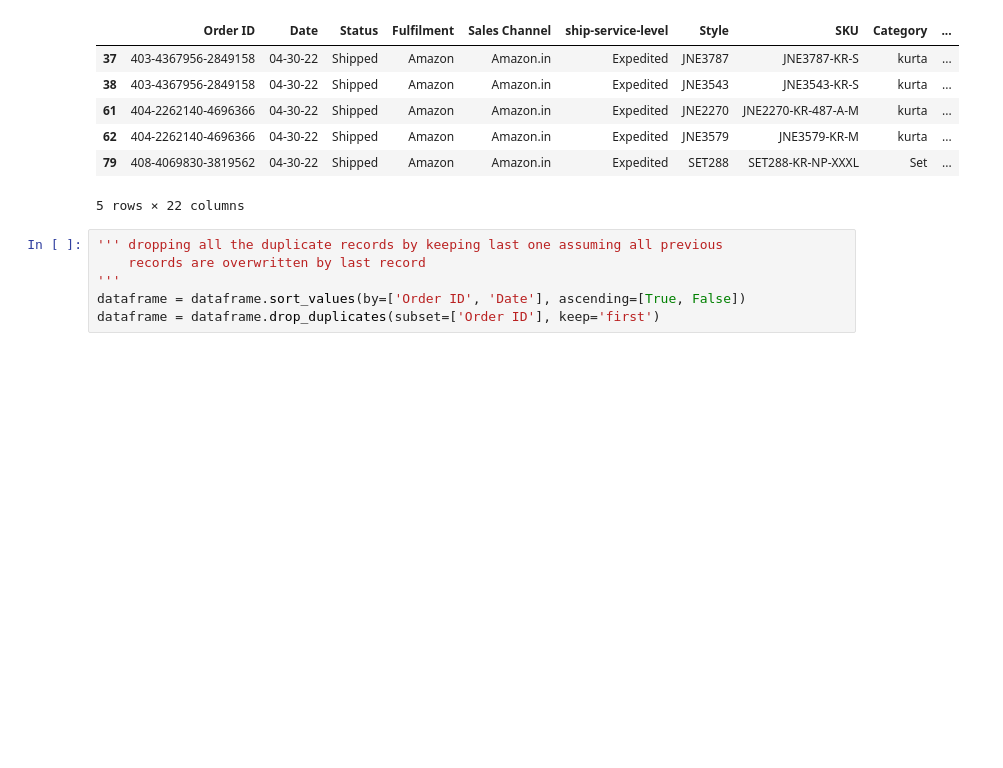
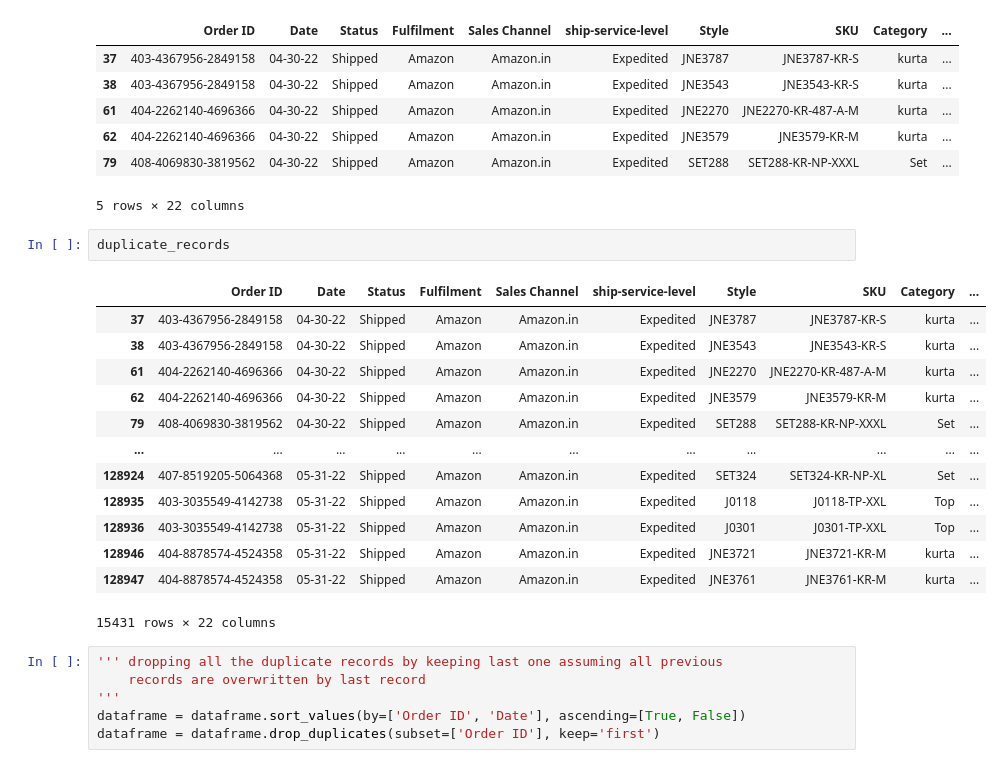
Before and after one commit to RajeshKumar216/fedex_amazon_sales, a Jupyter notebook: data_cleaning/Data_sanity.ipynb, the cells around one changed output. Saved outputs shown, nothing was run; the diff lists cells and outputs as text; blank space fills up the shorter version.

```diff
--- a/data_cleaning/Data_sanity.ipynb
+++ b/data_cleaning/Data_sanity.ipynb
@@ -133,6 +133,22 @@ duplicate_records.head()
 | 62 | 404-2262140-4696366 | 04-30-22 | Shipped | Amazon | Amazon.in | Expedited | JNE3579 | JNE3579-KR-M | kurta | ... |
 | 79 | 408-4069830-3819562 | 04-30-22 | Shipped | Amazon | Amazon.in | Expedited | SET288 | SET288-KR-NP-XXXL | Set | ... |
 5 rows × 22 columns
+# %%
+duplicate_records
+# %% [output]
+|  | Order ID | Date | Status | Fulfilment | Sales Channel | ship-service-level | Style | SKU | Category | ... |
+| 37 | 403-4367956-2849158 | 04-30-22 | Shipped | Amazon | Amazon.in | Expedited | JNE3787 | JNE3787-KR-S | kurta | ... |
+| 38 | 403-4367956-2849158 | 04-30-22 | Shipped | Amazon | Amazon.in | Expedited | JNE3543 | JNE3543-KR-S | kurta | ... |
+| 61 | 404-2262140-4696366 | 04-30-22 | Shipped | Amazon | Amazon.in | Expedited | JNE2270 | JNE2270-KR-487-A-M | kurta | ... |
+| 62 | 404-2262140-4696366 | 04-30-22 | Shipped | Amazon | Amazon.in | Expedited | JNE3579 | JNE3579-KR-M | kurta | ... |
+| 79 | 408-4069830-3819562 | 04-30-22 | Shipped | Amazon | Amazon.in | Expedited | SET288 | SET288-KR-NP-XXXL | Set | ... |
+| ... | ... | ... | ... | ... | ... | ... | ... | ... | ... | ... |
+| 128924 | 407-8519205-5064368 | 05-31-22 | Shipped | Amazon | Amazon.in | Expedited | SET324 | SET324-KR-NP-XL | Set | ... |
+| 128935 | 403-3035549-4142738 | 05-31-22 | Shipped | Amazon | Amazon.in | Expedited | J0118 | J0118-TP-XXL | Top | ... |
+| 128936 | 403-3035549-4142738 | 05-31-22 | Shipped | Amazon | Amazon.in | Expedited | J0301 | J0301-TP-XXL | Top | ... |
+| 128946 | 404-8878574-4524358 | 05-31-22 | Shipped | Amazon | Amazon.in | Expedited | JNE3721 | JNE3721-KR-M | kurta | ... |
+| 128947 | 404-8878574-4524358 | 05-31-22 | Shipped | Amazon | Amazon.in | Expedited | JNE3761 | JNE3761-KR-M | kurta | ... |
+15431 rows × 22 columns
 # %%
 ''' dropping all the duplicate records by keeping last one assuming all previous
     records are overwritten by last record
```
Also changed, not shown: parts of 1 cell of this notebook, 6 other files.
